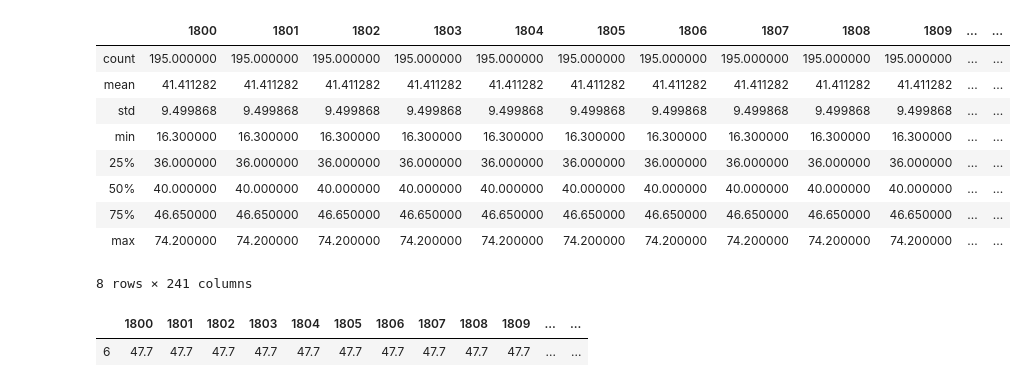
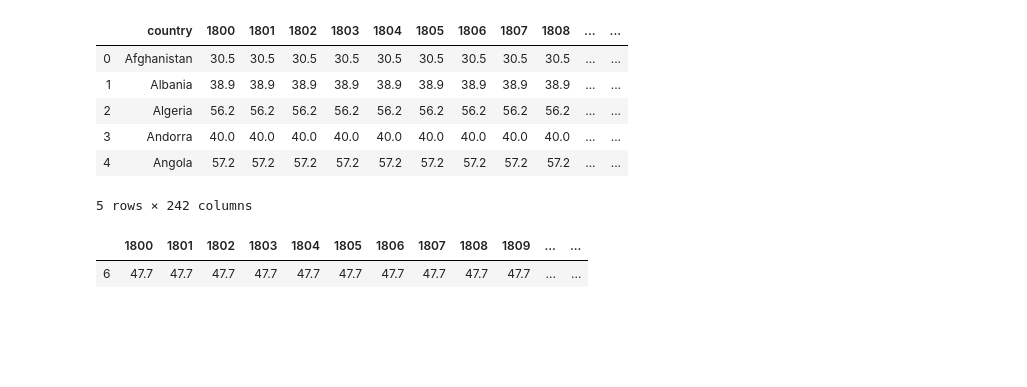
Before and after one commit to emibap/dataviz, a Jupyter notebook: argentina/gapminder.ipynb, the cells around one changed output. Saved outputs shown, nothing was run; the diff lists cells and outputs as text; code cells hidden in the pictures; blank space fills up the shorter version.

```diff
--- a/argentina/gapminder.ipynb
+++ b/argentina/gapminder.ipynb
@@ -5,19 +7,14 @@ import pandas as pd
 # %%
 gini = pd.read_csv("assets/gini.csv")
-# gini = pd.read_csv("assets/si_pov_gini.csv")
-# gini.head()
-gini.describe()
+gini.head()
 # %% [output]
-|  | 1800 | 1801 | 1802 | 1803 | 1804 | 1805 | 1806 | 1807 | 1808 | 1809 | ... | ... |
-| count | 195.000000 | 195.000000 | 195.000000 | 195.000000 | 195.000000 | 195.000000 | 195.000000 | 195.000000 | 195.000000 | 195.000000 | ... | ... |
-| mean | 41.411282 | 41.411282 | 41.411282 | 41.411282 | 41.411282 | 41.411282 | 41.411282 | 41.411282 | 41.411282 | 41.411282 | ... | ... |
-| std | 9.499868 | 9.499868 | 9.499868 | 9.499868 | 9.499868 | 9.499868 | 9.499868 | 9.499868 | 9.499868 | 9.499868 | ... | ... |
-| min | 16.300000 | 16.300000 | 16.300000 | 16.300000 | 16.300000 | 16.300000 | 16.300000 | 16.300000 | 16.300000 | 16.300000 | ... | ... |
-| 25% | 36.000000 | 36.000000 | 36.000000 | 36.000000 | 36.000000 | 36.000000 | 36.000000 | 36.000000 | 36.000000 | 36.000000 | ... | ... |
-| 50% | 40.000000 | 40.000000 | 40.000000 | 40.000000 | 40.000000 | 40.000000 | 40.000000 | 40.000000 | 40.000000 | 40.000000 | ... | ... |
-| 75% | 46.650000 | 46.650000 | 46.650000 | 46.650000 | 46.650000 | 46.650000 | 46.650000 | 46.650000 | 46.650000 | 46.650000 | ... | ... |
-| max | 74.200000 | 74.200000 | 74.200000 | 74.200000 | 74.200000 | 74.200000 | 74.200000 | 74.200000 | 74.200000 | 74.200000 | ... | ... |
+|  | country | 1800 | 1801 | 1802 | 1803 | 1804 | 1805 | 1806 | 1807 | 1808 | ... | ... |
+| 0 | Afghanistan | 30.5 | 30.5 | 30.5 | 30.5 | 30.5 | 30.5 | 30.5 | 30.5 | 30.5 | ... | ... |
+| 1 | Albania | 38.9 | 38.9 | 38.9 | 38.9 | 38.9 | 38.9 | 38.9 | 38.9 | 38.9 | ... | ... |
+| 2 | Algeria | 56.2 | 56.2 | 56.2 | 56.2 | 56.2 | 56.2 | 56.2 | 56.2 | 56.2 | ... | ... |
+| 3 | Andorra | 40.0 | 40.0 | 40.0 | 40.0 | 40.0 | 40.0 | 40.0 | 40.0 | 40.0 | ... | ... |
+| 4 | Angola | 57.2 | 57.2 | 57.2 | 57.2 | 57.2 | 57.2 | 57.2 | 57.2 | 57.2 | ... | ... |
-8 rows × 241 columns
+5 rows × 242 columns
 # %%
 gini_arg = gini.loc[(gini.country == "Argentina")].copy()
 
```
Also changed, not shown: parts of 16 cells of this notebook, 2 other files.
